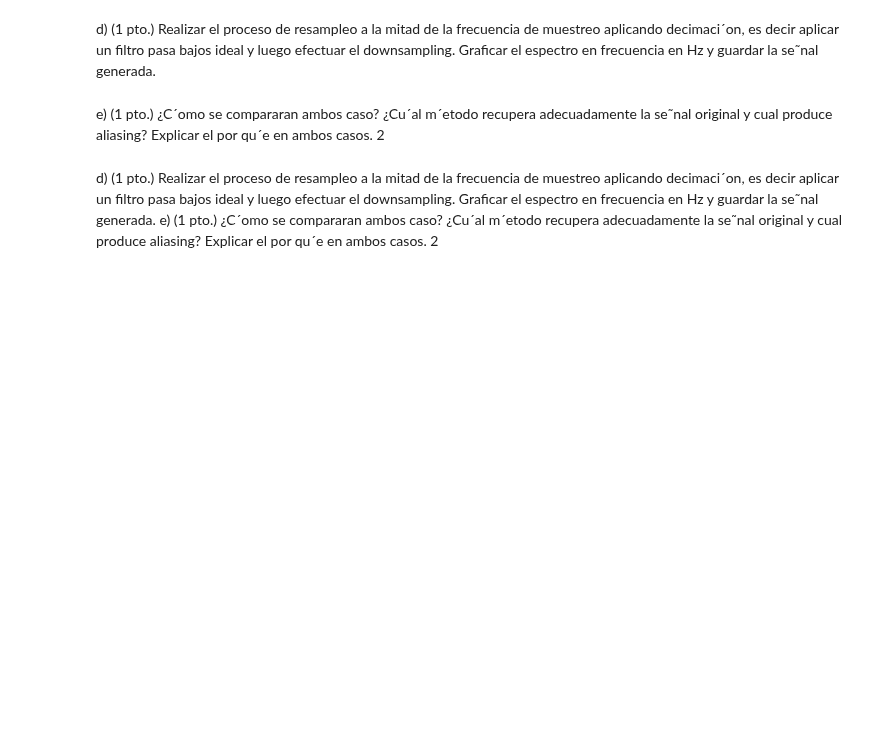
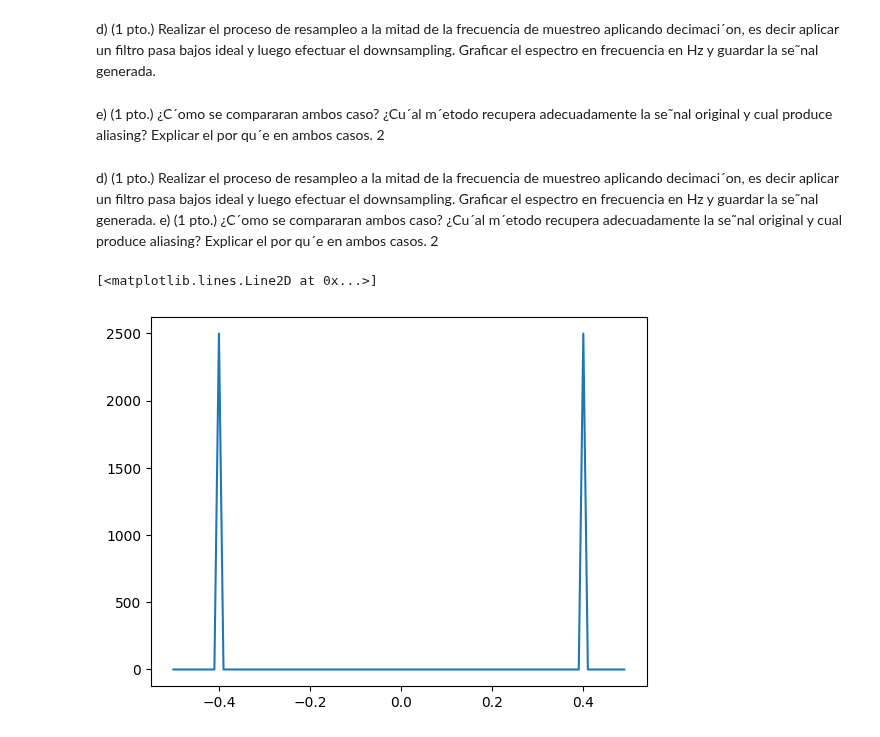
Before and after one commit to ExampleToFollow/PracticasPDS, a Jupyter notebook: Lab1/informePrevio.ipynb, the cells around one changed output. Drawn from its saved outputs; the diff is of its cells as text; code cells hidden in the pictures; blank space fills up the shorter version.

```diff
--- a/Lab1/informePrevio.ipynb
+++ b/Lab1/informePrevio.ipynb
@@ -155,3 +314,15 @@ e) (1 pto.) ¿C´omo se compararan ambos caso? ¿Cu´al m´etodo recupera adecua
 la se˜nal original y cual produce aliasing? Explicar el por qu´e
 en ambos casos.
 2
+# %%
+Fs = 1e3
+t = np.arange(100)*1/Fs
+F0 = 400
+signal = np.sin(2*np.pi*F0*t)
+espectro = np.fft.fftshift(np.fft.fft(signal))
+Ns =  len(signal)
+freq = (np.arange(Ns) - Ns/2) * 1/ Ns
+plt.plot(freq,np.abs(espectro)**2)
+# %% [output]
+[<matplotlib.lines.Line2D at 0x...>]
+[figure, added]
```
Also changed, not shown: parts of 9 cells of this notebook, 3 other files.
